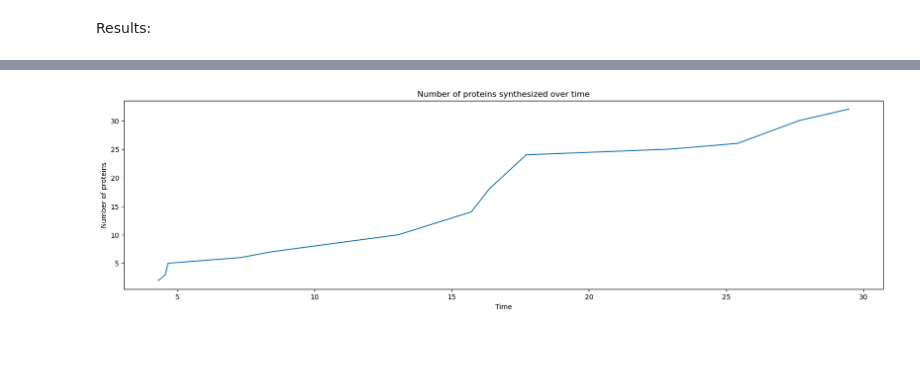
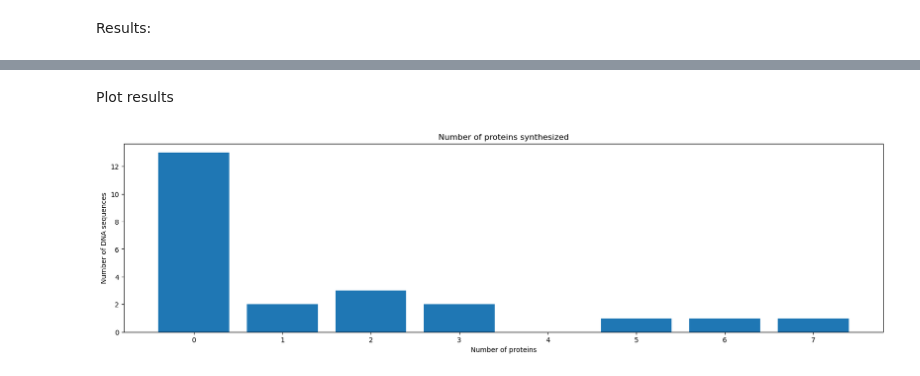
Before and after one commit to GiuliaGhisolfi/ProteinSynthesis, a Jupyter notebook: test.ipynb, the cells around one changed output, grey strips where cells are left out. Cells and saved outputs as stored; diff of their text form; code cells hidden in the pictures; blank space fills up the shorter version.

```diff
--- a/test.ipynb
+++ b/test.ipynb
@@ -104,25 +78,2 @@ plt.show()
-# %%
-# numero di proteine sintetizzate per ogni istante di tempo
-number_of_proteins_synthesized = results_df[results_df['mrna_sequences'].notna()]['number_of_proteins_synthesized']
-time = results_df[results_df['mrna_sequences'].notna()]['end_process_time']
-
-# convert float values to integers
-number_of_proteins_synthesized = number_of_proteins_synthesized
-time = time
-
-# riordina i valori in base al tempo
-time, number_of_proteins_synthesized = zip(*sorted(zip(time, number_of_proteins_synthesized)))
-cumulative_number_of_proteins_synthesized = [number_of_proteins_synthesized[0]]
-for i in range(len(number_of_proteins_synthesized)-1):
-    cumulative_number_of_proteins_synthesized.append(
-        cumulative_number_of_proteins_synthesized[i]+
-        number_of_proteins_synthesized[i+1])
-
-plt.figure(figsize=(20, 5))
-plt.plot(time, cumulative_number_of_proteins_synthesized)
-plt.title('Number of proteins synthesized over time')
-plt.xlabel('Time')
-plt.ylabel('Number of proteins')
-plt.show()
-# %% [output]
-[figure, removed]
+# %% [markdown]
+Plot results
@@ -128,0 +82,4 @@ plt.show()
+# %%
+barplot_proteins_number(results_df)
+# %% [output]
+[figure, added]
```
Also changed, not shown: parts of 10 cells of this notebook, 8 other files.
